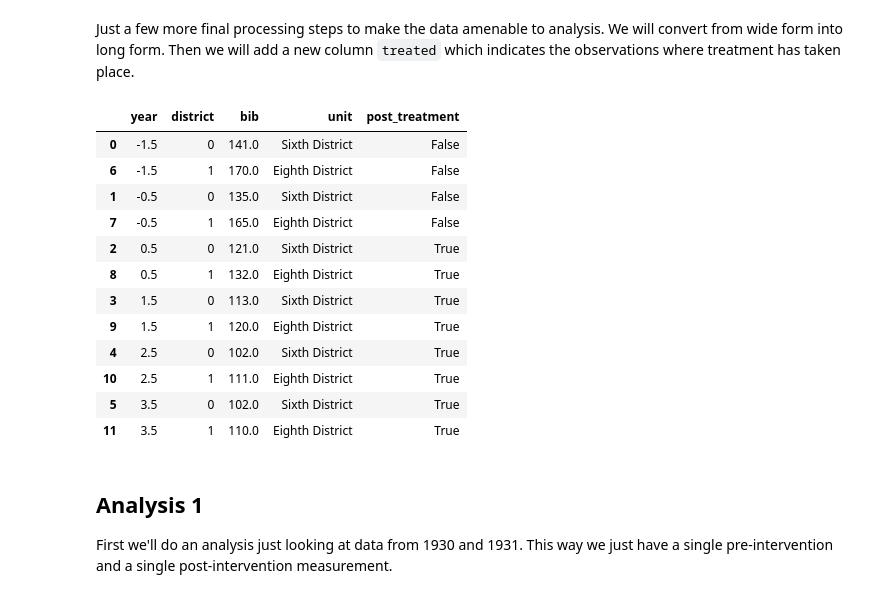
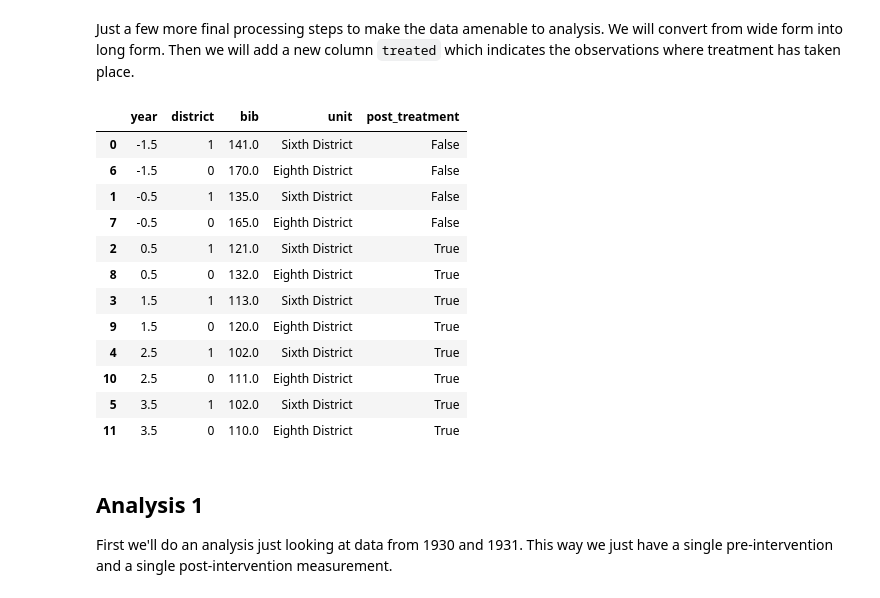
Before and after one commit to pymc-labs/CausalPy, a Jupyter notebook: docs/notebooks/did_pymc_banks.ipynb, the cells around one changed output. Cells and saved outputs as stored; diff of their text form; code cells hidden in the pictures.

```diff
--- a/docs/notebooks/did_pymc_banks.ipynb
+++ b/docs/notebooks/did_pymc_banks.ipynb
@@ -63,40 +63,37 @@ Just a few more final processing steps to make the data amenable to analysis. We
 # %%
 df.reset_index(level=0, inplace=True)
 df_long = pd.melt(
     df,
     id_vars=["year"],
     value_vars=["Sixth District", "Eighth District"],
     var_name="district",
     value_name="bib",
 ).sort_values("year")
 
-# Encode group variable (district) as a categorical variable
-# df_long["district"] = df_long["district"].astype("category")
-
 # We also need to create a column called `unit` which labels each distinct unit. In our case we just have two treatment units (each district). So we can build a `unit` column from `district`.
 df_long["unit"] = df_long["district"]
 
 # We also need to create a `post_treatment` column to define times after the intervention.
 df_long["post_treatment"] = df_long.year >= treatment_time
 df_long
 
-# recode district to be 0 for Sixth District and 1 for Eighth District
-df_long = df_long.replace({"district": {"Sixth District": 0, "Eighth District": 1}})
+# Dummy coding for district
+df_long = df_long.replace({"district": {"Sixth District": 1, "Eighth District": 0}})
 df_long
 # %% [output]
 |  | year | district | bib | unit | post_treatment |
-| 0 | -1.5 | 0 | 141.0 | Sixth District | False |
-| 6 | -1.5 | 1 | 170.0 | Eighth District | False |
-| 1 | -0.5 | 0 | 135.0 | Sixth District | False |
-| 7 | -0.5 | 1 | 165.0 | Eighth District | False |
-| 2 | 0.5 | 0 | 121.0 | Sixth District | True |
-| 8 | 0.5 | 1 | 132.0 | Eighth District | True |
-| 3 | 1.5 | 0 | 113.0 | Sixth District | True |
-| 9 | 1.5 | 1 | 120.0 | Eighth District | True |
-| 4 | 2.5 | 0 | 102.0 | Sixth District | True |
-| 10 | 2.5 | 1 | 111.0 | Eighth District | True |
-| 5 | 3.5 | 0 | 102.0 | Sixth District | True |
-| 11 | 3.5 | 1 | 110.0 | Eighth District | True |
+| 0 | -1.5 | 1 | 141.0 | Sixth District | False |
+| 6 | -1.5 | 0 | 170.0 | Eighth District | False |
+| 1 | -0.5 | 1 | 135.0 | Sixth District | False |
+| 7 | -0.5 | 0 | 165.0 | Eighth District | False |
+| 2 | 0.5 | 1 | 121.0 | Sixth District | True |
+| 8 | 0.5 | 0 | 132.0 | Eighth District | True |
+| 3 | 1.5 | 1 | 113.0 | Sixth District | True |
+| 9 | 1.5 | 0 | 120.0 | Eighth District | True |
+| 4 | 2.5 | 1 | 102.0 | Sixth District | True |
+| 10 | 2.5 | 0 | 111.0 | Eighth District | True |
+| 5 | 3.5 | 1 | 102.0 | Sixth District | True |
+| 11 | 3.5 | 0 | 110.0 | Eighth District | True |
 # %% [markdown]
 ## Analysis 1
 
```
Also changed, not shown: parts of 9 cells of this notebook, 2 other files.
